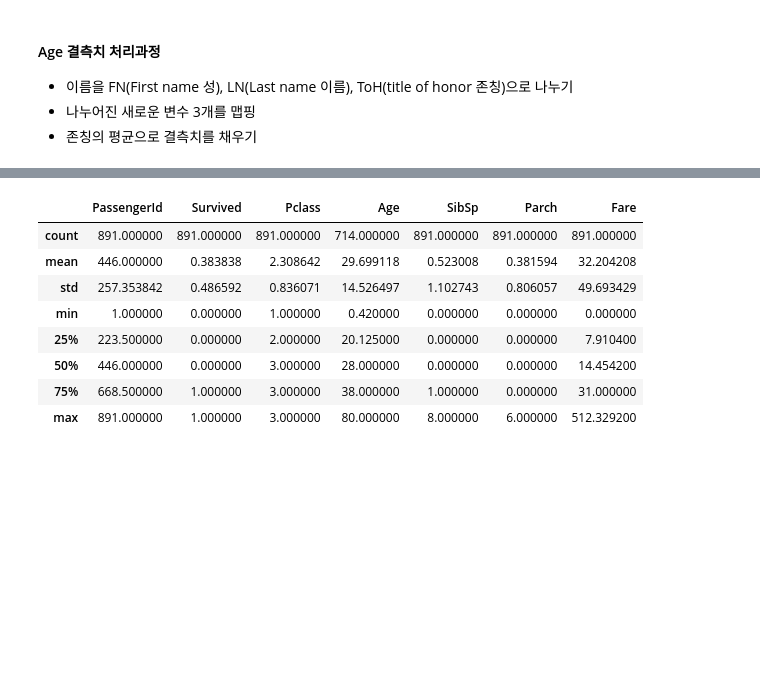
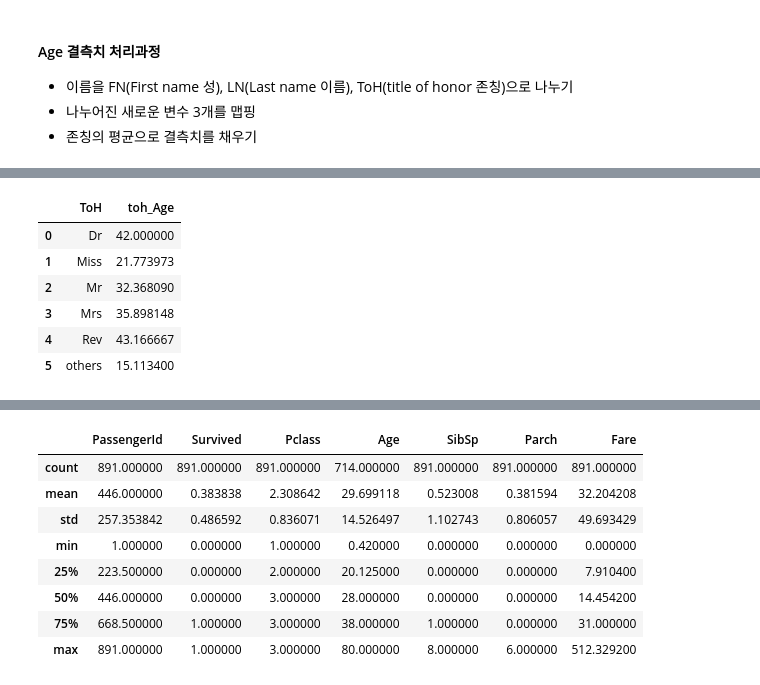
Before and after one commit to ksclown/How-to-use-GUI-in-Colab, a Jupyter notebook: [ML] Pandas and Numpy.ipynb, the cells around one changed output, grey strips where cells are left out. Cells and saved outputs as stored; diff of their text form; code cells hidden in the pictures; blank space fills up the shorter version.

```diff
--- a/[ML] Pandas and Numpy.ipynb
+++ b/[ML] Pandas and Numpy.ipynb
@@ -202,0 +270,13 @@ Name: Age, Length: 88, dtype: int64
+# %%
+# 칭호에 따른 나이 평균 구하기
+toh_age_mean = titanic_df[["ToH","Age"]].groupby("ToH").mean().reset_index()
+toh_age_mean.columns = ["ToH","toh_Age"]
+toh_age_mean
+# %% [output]
+|  | ToH | toh_Age |
+| 0 | Dr | 42.000000 |
+| 1 | Miss | 21.773973 |
+| 2 | Mr | 32.368090 |
+| 3 | Mrs | 35.898148 |
+| 4 | Rev | 43.166667 |
+| 5 | others | 15.113400 |
```
Also changed, not shown: parts of 15 cells of this notebook.
